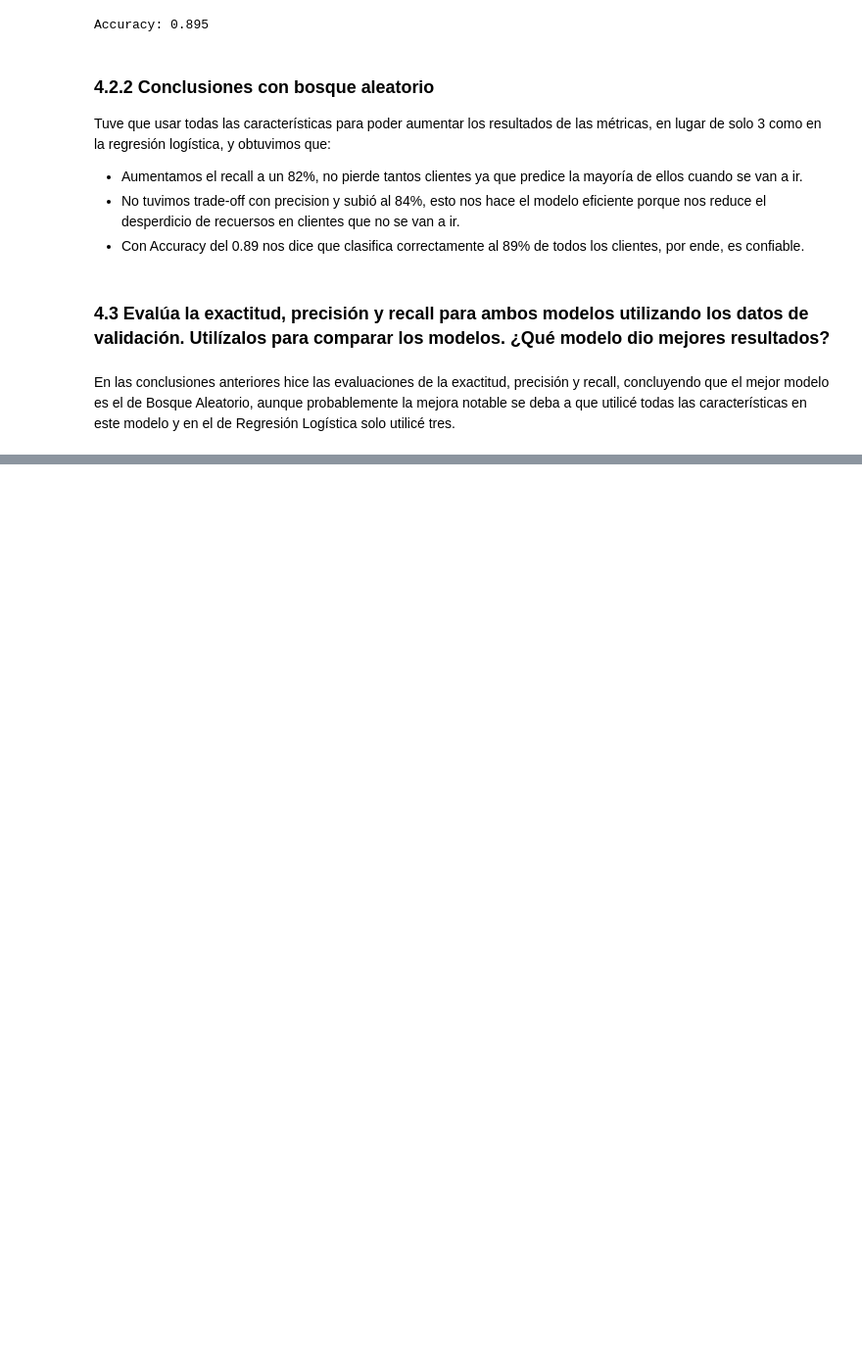
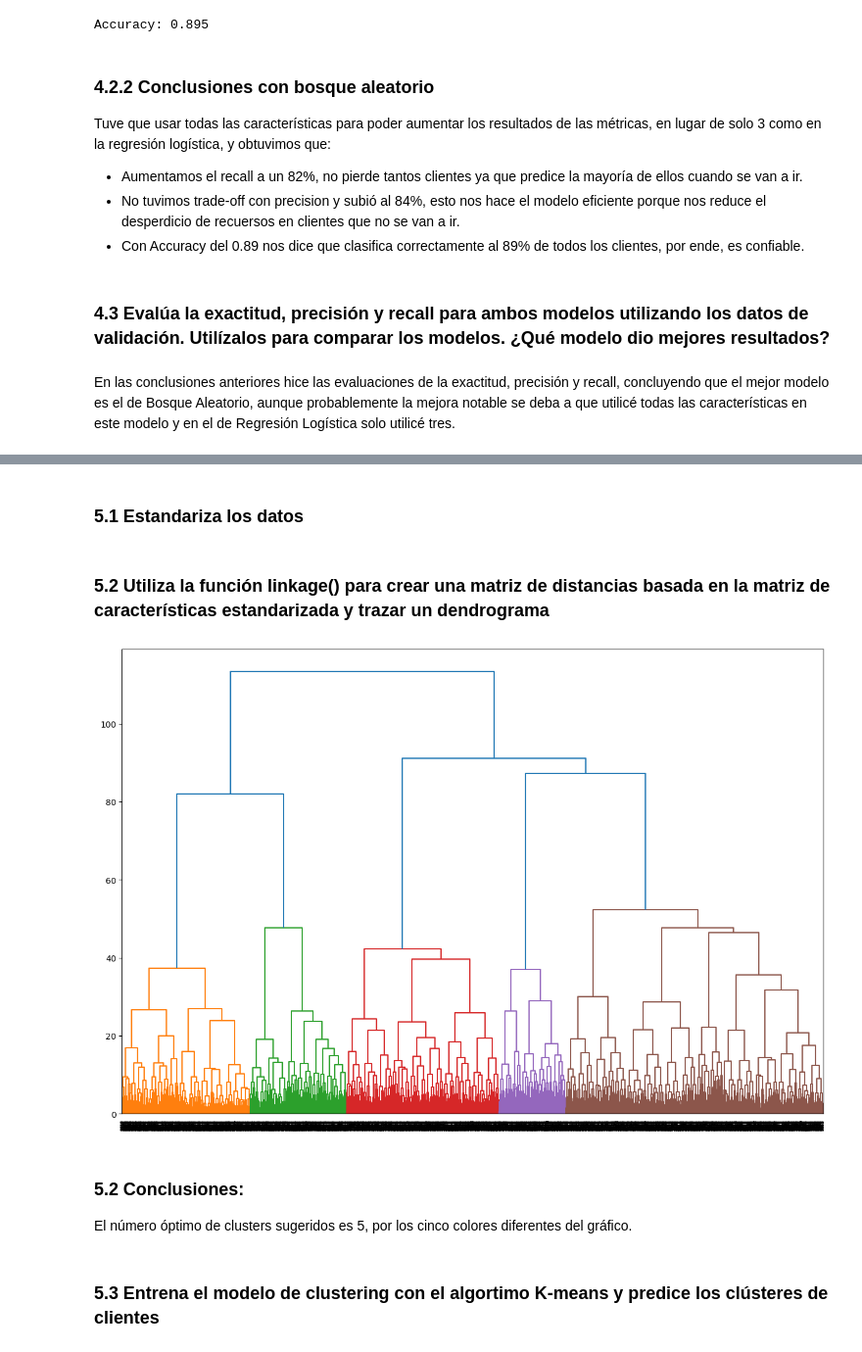
Before and after one commit to pedro-pali/proyecto_sprint_14, a Jupyter notebook: proyecto.ipynb, the cells around one changed output, grey strips where cells are left out. Shown at 98% size. Cells and saved outputs as stored; diff of their text form; code cells hidden in the pictures; blank space fills up the shorter version.

```diff
--- a/proyecto.ipynb
+++ b/proyecto.ipynb
@@ -366,0 +387,25 @@ En las conclusiones anteriores hice las evaluaciones de la exactitud, precisión
+# %% [markdown]
+### 5.1  Estandariza los datos
+# %%
+from sklearn.preprocessing import StandardScaler
+from sklearn.cluster import KMeans
+
+sc = StandardScaler()
+x_sc = sc.fit_transform(gym)
+# %% [markdown]
+### 5.2  Utiliza la función linkage() para crear una matriz de distancias basada en la matriz de características estandarizada y trazar un dendrograma
+# %%
+from scipy.cluster.hierarchy import dendrogram, linkage
+
+linked = linkage(x_sc, method = 'ward')
+
+plt.figure(figsize=(15, 10))
+dendrogram(linked, orientation='top')
+plt.show()
+# %% [output]
+[figure, added]
+# %% [markdown]
+### 5.2 Conclusiones:
+El número óptimo de clusters sugeridos es 5, por los cinco colores diferentes del gráfico.
+# %% [markdown]
+### 5.3  Entrena el modelo de clustering con el algortimo K-means y predice los clústeres de clientes
```
Also changed, not shown: parts of 22 cells of this notebook, 1 other file.
